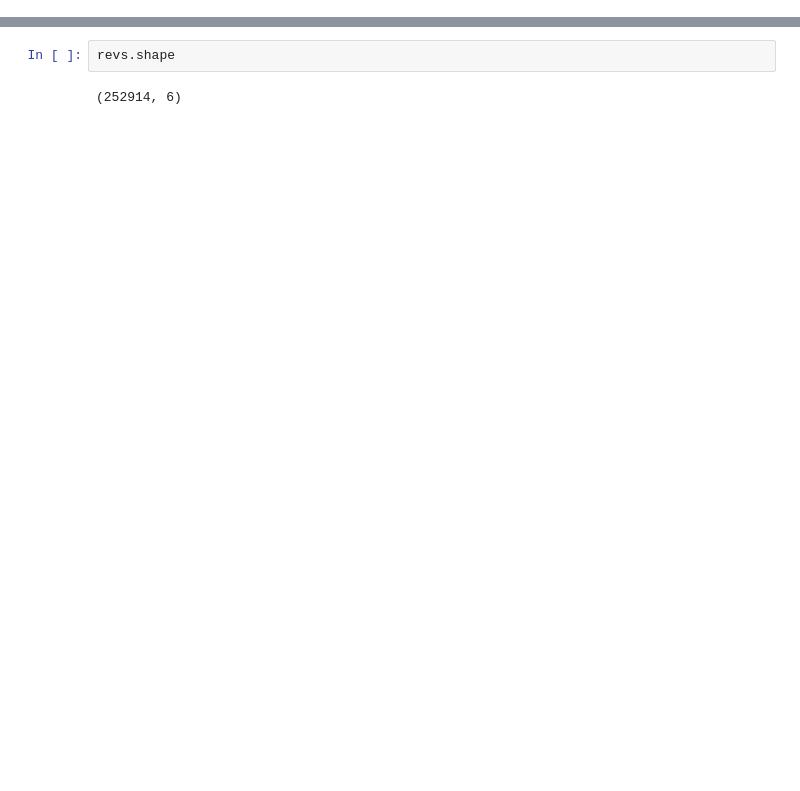
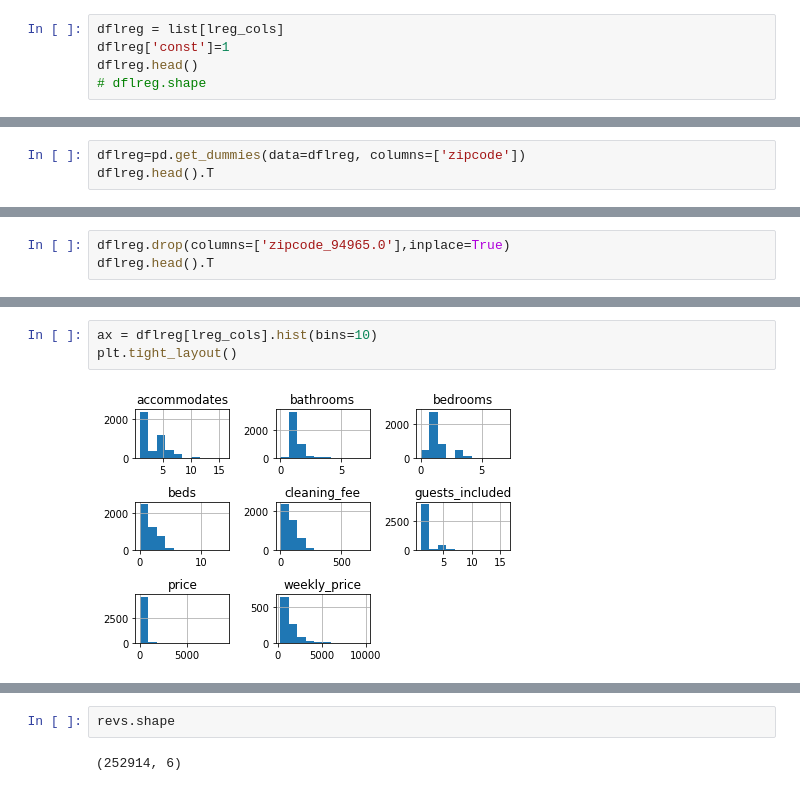
Before and after one commit to sgjcyp/cap_stone, a Jupyter notebook: airbnb_sfo/dataanalysis.ipynb, the cells around one changed output, grey strips where cells are left out. Drawn from its saved outputs; the diff is of its cells as text; blank space fills up the shorter version.

```diff
--- a/airbnb_sfo/dataanalysis.ipynb
+++ b/airbnb_sfo/dataanalysis.ipynb
@@ -127,0 +126,5 @@ nhood.shape
+# %%
+dflreg = list[lreg_cols]
+dflreg['const']=1
+dflreg.head()
+# dflreg.shape
@@ -127,0 +142,3 @@ nhood.shape
+# %%
+dflreg=pd.get_dummies(data=dflreg, columns=['zipcode'])
+dflreg.head().T
@@ -127,0 +147,3 @@ nhood.shape
+# %%
+dflreg.drop(columns=['zipcode_94965.0'],inplace=True)
+dflreg.head().T
@@ -127,0 +297,5 @@ nhood.shape
+# %%
+ax = dflreg[lreg_cols].hist(bins=10)
+plt.tight_layout()
+# %% [output]
+[figure, added]
```
Also changed, not shown: parts of 51 cells of this notebook.
